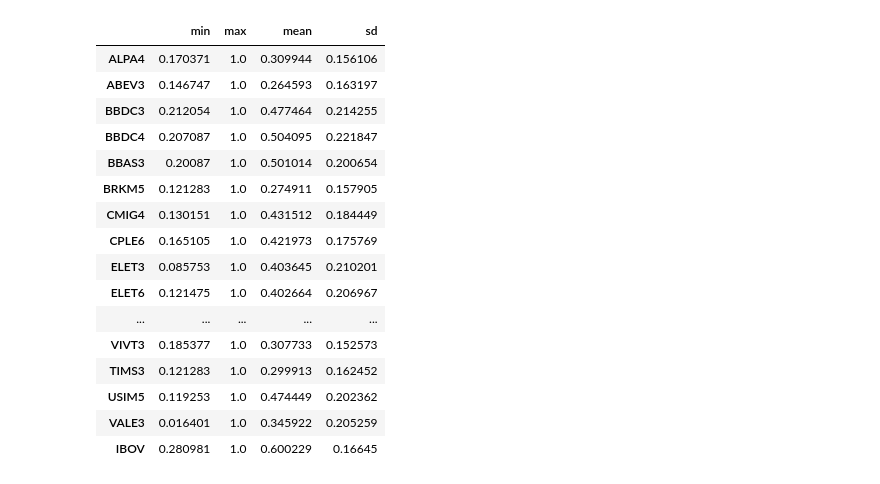
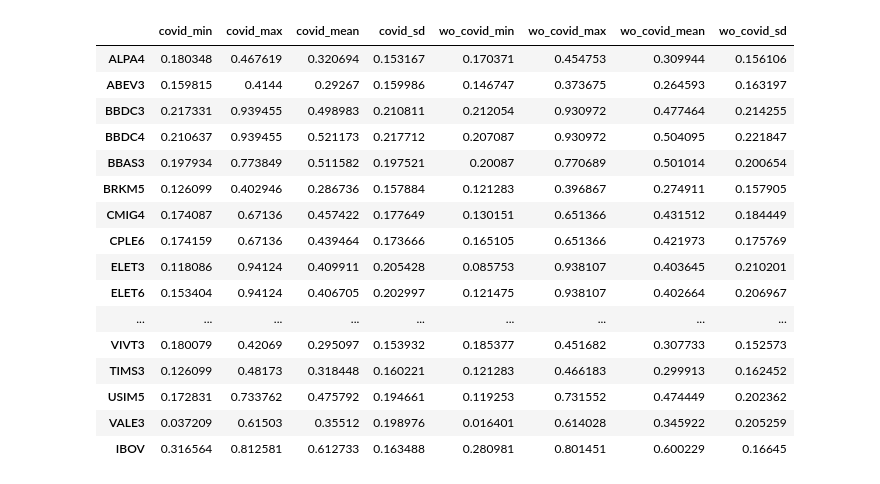
Before and after one commit to felipereis150/BrazilianHRP, a Jupyter notebook: analiysis.ipynb, the cells around one changed output. Drawn from its saved outputs; the diff is of its cells as text; code cells hidden in the pictures.

```diff
--- a/analiysis.ipynb
+++ b/analiysis.ipynb
@@ -137,0 +120,9 @@ corr_matrix.to_csv('data\correlation_matrix.csv')
+# %%
+for i, j in enumerate(data):
+    plt.figure(figsize=(10, 8))
+    if j.equals(data[0]):
+        plt.title(f"Correlation Heatmap for Assets (including COVID period)")
+    else:
+        plt.title(f"Correlation Heatmap for Assets (excluding COVID period)")
+    ax = sns.heatmap(j.corr(), cmap="YlGnBu")
+    plt.show()
@@ -137,0 +132,9 @@ corr_matrix.to_csv('data\correlation_matrix.csv')
+# %%
+for i, j in enumerate(data):
+    if j.equals(data[0]):
+        file_name = f"data\corr_matrix_including_covid.csv"
+    else:
+        file_name = f"data\corr_matrix_excluding_covid.csv"
+
+    corr_matrix = j.corr()
+    corr_matrix.to_csv(file_name)
@@ -138,28 +143,44 @@ corr_matrix.to_csv('data\correlation_matrix.csv')
 # %%
-results = pd.DataFrame(index=corr_matrix.index, columns=['min', 'max', 'mean', 'sd'])
+results_covid = pd.DataFrame()
+results_wo_covid = pd.DataFrame()
 
-for asset in corr_matrix.columns:
-    results.loc[asset, 'min'] = corr_matrix[asset].min()
-    results.loc[asset, 'max'] = corr_matrix[asset].max()
-    results.loc[asset, 'mean'] = corr_matrix[asset].mean()
-    results.loc[asset, 'sd'] = corr_matrix[asset].std()
+for i, j in enumerate(data):
+    if j.equals(data[0]):
+        prefix = 'covid_'
+    else:
+        prefix = 'wo_covid_'
 
-results
+    corr_matrix = j.corr()
+    results = pd.DataFrame(index=corr_matrix.index, columns=[f'{prefix}min', f'{prefix}max', f'{prefix}mean', f'{prefix}sd'])
+
+    for asset in corr_matrix.columns:
+        results.loc[asset, f'{prefix}min'] = corr_matrix[asset].min()
+        results.loc[asset, f'{prefix}max'] = corr_matrix[asset][corr_matrix[asset] < 1].max()
+        results.loc[asset, f'{prefix}mean'] = corr_matrix[asset].mean()
+        results.loc[asset, f'{prefix}sd'] = corr_matrix[asset].std()
+
+    if i == 0:
+        results_covid = results
+    else:
+        results_wo_covid = results
+
+results_concat = pd.concat([results_covid, results_wo_covid], axis=1)
+results_concat
 # %% [output]
-|  | min | max | mean | sd |
-| ALPA4 | 0.170371 | 1.0 | 0.309944 | 0.156106 |
-| ABEV3 | 0.146747 | 1.0 | 0.264593 | 0.163197 |
-| BBDC3 | 0.212054 | 1.0 | 0.477464 | 0.214255 |
-| BBDC4 | 0.207087 | 1.0 | 0.504095 | 0.221847 |
-| BBAS3 | 0.20087 | 1.0 | 0.501014 | 0.200654 |
-| BRKM5 | 0.121283 | 1.0 | 0.274911 | 0.157905 |
-| CMIG4 | 0.130151 | 1.0 | 0.431512 | 0.184449 |
-| CPLE6 | 0.165105 | 1.0 | 0.421973 | 0.175769 |
-| ELET3 | 0.085753 | 1.0 | 0.403645 | 0.210201 |
-| ELET6 | 0.121475 | 1.0 | 0.402664 | 0.206967 |
-| ... | ... | ... | ... | ... |
-| VIVT3 | 0.185377 | 1.0 | 0.307733 | 0.152573 |
-| TIMS3 | 0.121283 | 1.0 | 0.299913 | 0.162452 |
-| USIM5 | 0.119253 | 1.0 | 0.474449 | 0.202362 |
-| VALE3 | 0.016401 | 1.0 | 0.345922 | 0.205259 |
-| IBOV | 0.280981 | 1.0 | 0.600229 | 0.16645 |
+|  | covid_min | covid_max | covid_mean | covid_sd | wo_covid_min | wo_covid_max | wo_covid_mean | wo_covid_sd |
+| ALPA4 | 0.180348 | 0.467619 | 0.320694 | 0.153167 | 0.170371 | 0.454753 | 0.309944 | 0.156106 |
+| ABEV3 | 0.159815 | 0.4144 | 0.29267 | 0.159986 | 0.146747 | 0.373675 | 0.264593 | 0.163197 |
+| BBDC3 | 0.217331 | 0.939455 | 0.498983 | 0.210811 | 0.212054 | 0.930972 | 0.477464 | 0.214255 |
+| BBDC4 | 0.210637 | 0.939455 | 0.521173 | 0.217712 | 0.207087 | 0.930972 | 0.504095 | 0.221847 |
+| BBAS3 | 0.197934 | 0.773849 | 0.511582 | 0.197521 | 0.20087 | 0.770689 | 0.501014 | 0.200654 |
+| BRKM5 | 0.126099 | 0.402946 | 0.286736 | 0.157884 | 0.121283 | 0.396867 | 0.274911 | 0.157905 |
+| CMIG4 | 0.174087 | 0.67136 | 0.457422 | 0.177649 | 0.130151 | 0.651366 | 0.431512 | 0.184449 |
+| CPLE6 | 0.174159 | 0.67136 | 0.439464 | 0.173666 | 0.165105 | 0.651366 | 0.421973 | 0.175769 |
+| ELET3 | 0.118086 | 0.94124 | 0.409911 | 0.205428 | 0.085753 | 0.938107 | 0.403645 | 0.210201 |
+| ELET6 | 0.153404 | 0.94124 | 0.406705 | 0.202997 | 0.121475 | 0.938107 | 0.402664 | 0.206967 |
+| ... | ... | ... | ... | ... | ... | ... | ... | ... |
+| VIVT3 | 0.180079 | 0.42069 | 0.295097 | 0.153932 | 0.185377 | 0.451682 | 0.307733 | 0.152573 |
+| TIMS3 | 0.126099 | 0.48173 | 0.318448 | 0.160221 | 0.121283 | 0.466183 | 0.299913 | 0.162452 |
+| USIM5 | 0.172831 | 0.733762 | 0.475792 | 0.194661 | 0.119253 | 0.731552 | 0.474449 | 0.202362 |
+| VALE3 | 0.037209 | 0.61503 | 0.35512 | 0.198976 | 0.016401 | 0.614028 | 0.345922 | 0.205259 |
+| IBOV | 0.316564 | 0.812581 | 0.612733 | 0.163488 | 0.280981 | 0.801451 | 0.600229 | 0.16645 |
```
Also changed, not shown: parts of 18 cells of this notebook, 12 other files.
